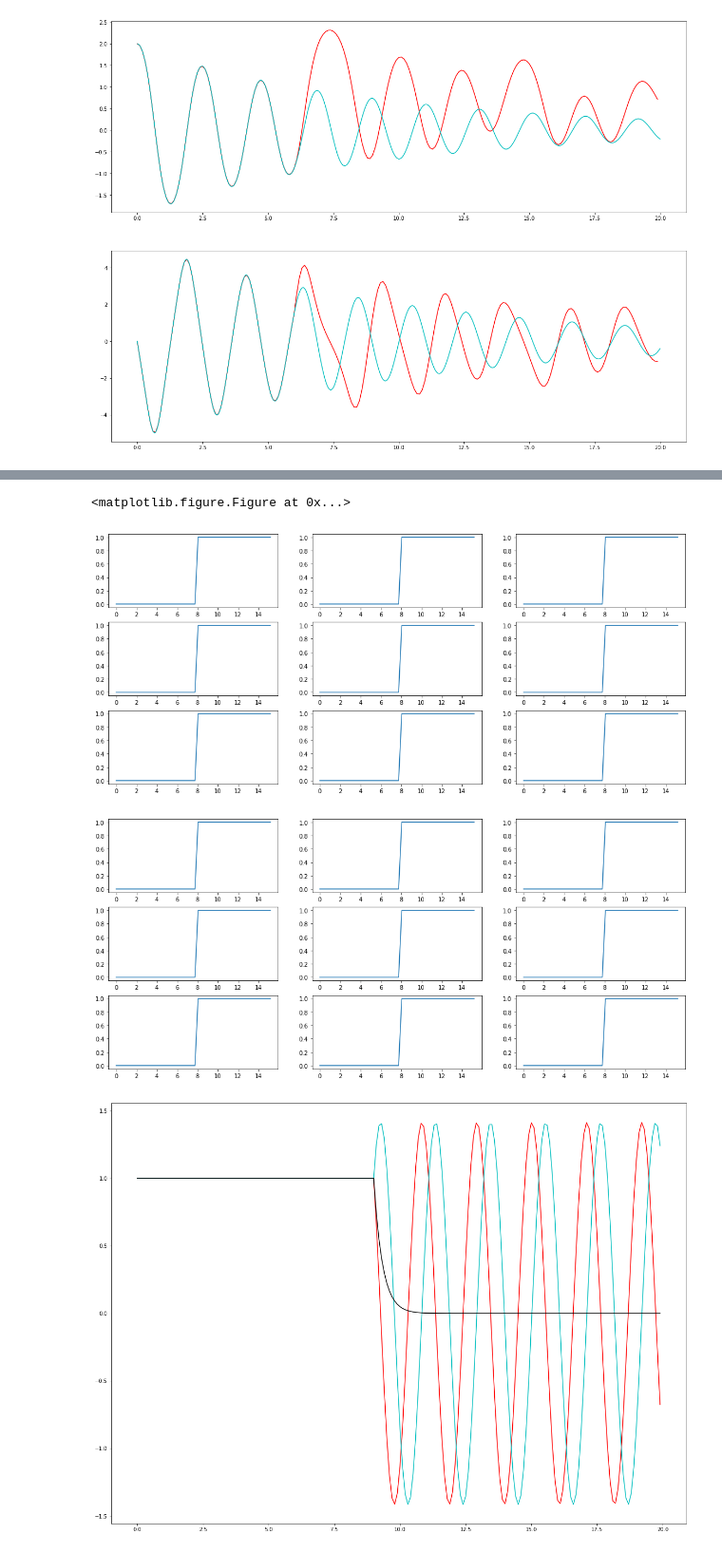
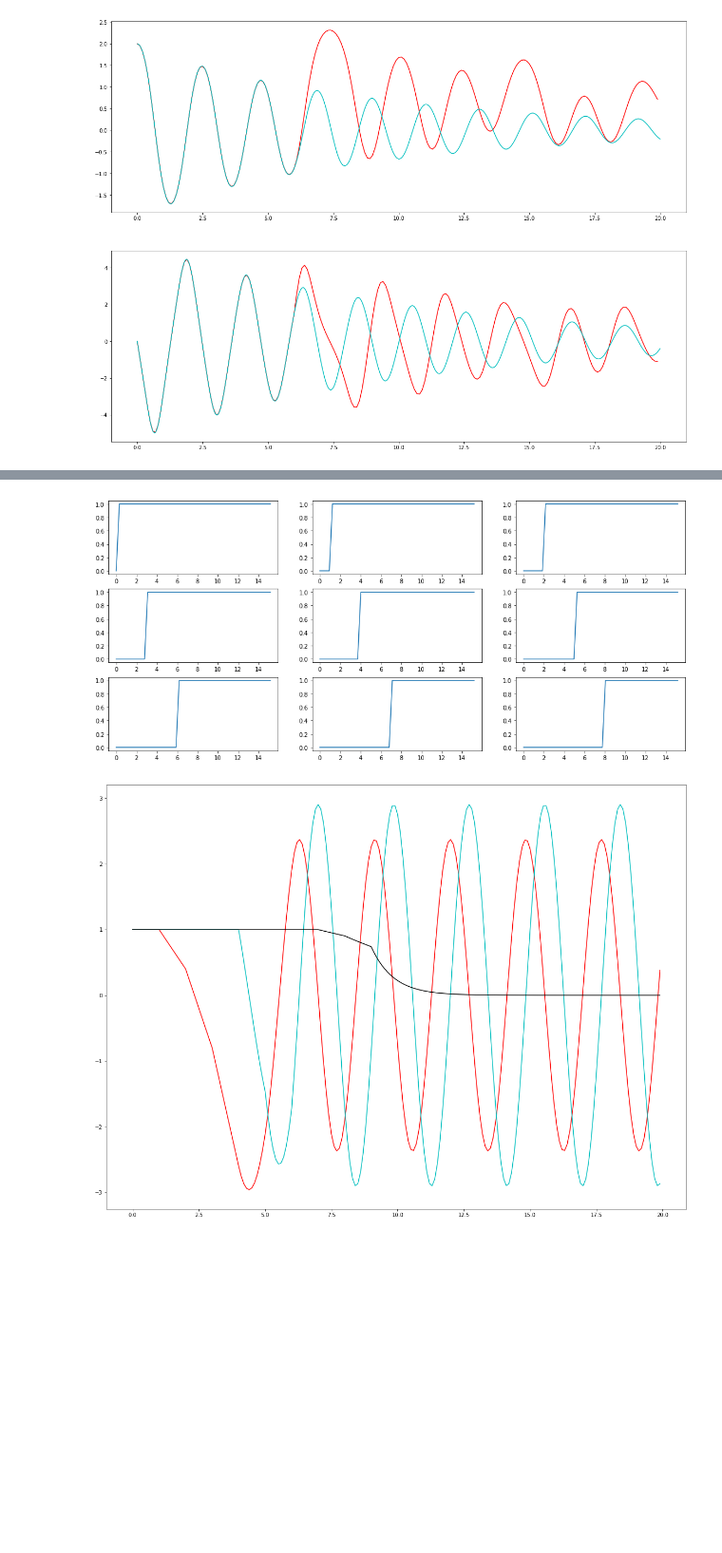
Before and after one commit to CNS-OIST/draculab, a Jupyter notebook: test6.ipynb, the cells around one changed output, grey strips where cells are left out. Shown at 95% size. Saved outputs shown, nothing was run; the diff lists cells and outputs as text; code cells hidden in the pictures; blank space fills up the shorter version.

Commit message:
about to add multiport units

```diff
--- a/test6.ipynb
+++ b/test6.ipynb
@@ -116,39 +116,25 @@ units = n3.create(9,unit_pars) # source units
 pend = n3.create(1,plant_params) # and a pendulum
 
 # Create some inputs
-f = [lambda x : i for i in range(9)]
-tims = np.linspace(0.,15.200)
-in_fig = plt.figure(figsize=(14,20))
-for i in range(9):  # Heaviside step functions with increasing thresholds
-    f[i] = lambda x : np.sign(max(0.,x-float(i)))
-    #vals = list(map(f, tims))
-    #plt.subplot(9,2,2*i+1)
-    #pylab.plot(tims,vals)
-    n3.units[i].set_function(f[i])
-    print(id(f[i]))
-    #vals = list(map(n3.units[i].get_act, tims))
-    #plt.subplot(9,2,2*i+2)
-    #pylab.plot(tims,vals)
+def make_Heavi(thr):
+    return lambda x : np.sign(max(0.,x - float(thr)))
 
+for idx, unit in enumerate(n3.units):  # Heaviside step functions with increasing thresholds
+    unit.set_function(make_Heavi(float(idx)))
+
+# plotting inputs
 tims = np.linspace(0.,15.200)
 inp_fig2 = plt.figure(figsize=(18,8))
 for idx,unit in enumerate(n3.units):
-    vals = list(map(f[i], tims))
+    vals = list(map(unit.get_act, tims))
     plt.subplot(3,3,unit.ID+1)
     pylab.plot(tims,vals)
 
 # Connect the source units to the plant
 conn_spec = {'inp_ports' : [0, 0, 0, 1, 1, 1, 2, 2, 2],
              'delays' : [1.]*9} # connection specification dictionary
-syn_pars = {'init_w' : [1.]*9, 'type' : synapse_types.static} # synapse parameters dictionary
+syn_pars = {'init_w' : [.6,.6,.6,.9,.9,.9,.1,.1,1.], 'type' : synapse_types.static} # synapse parameters dictionary
 n3.set_plant_inputs(units, pend, conn_spec, syn_pars)
-
-tims = np.linspace(0.,15.200)
-inp_fig3 = plt.figure(figsize=(18,8))
-for unit in n3.units:
-    vals = list(map(unit.get_act, tims))
-    plt.subplot(3,3,unit.ID+1)
-    pylab.plot(tims,vals)
 
 # Run the simulation
 sim_dat = n3.run(20.)
@@ -173,4 +150,2 @@ plt.show()
-<matplotlib.figure.Figure at 0x...>
-[figure, old version]
+[figure, new version]
-[figure, old version]
+[figure, new version]
-[figure, removed]
```
Also changed, not shown: parts of 2 cells of this notebook, 4 other files.
